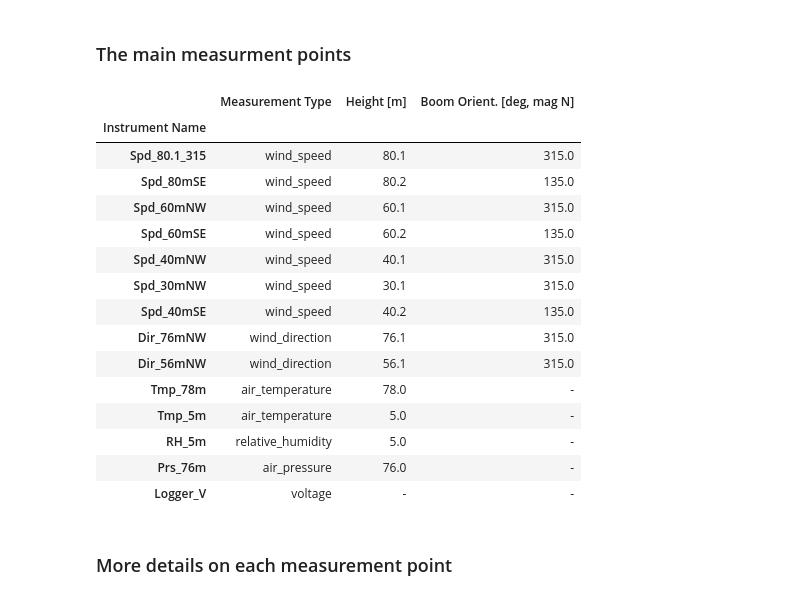
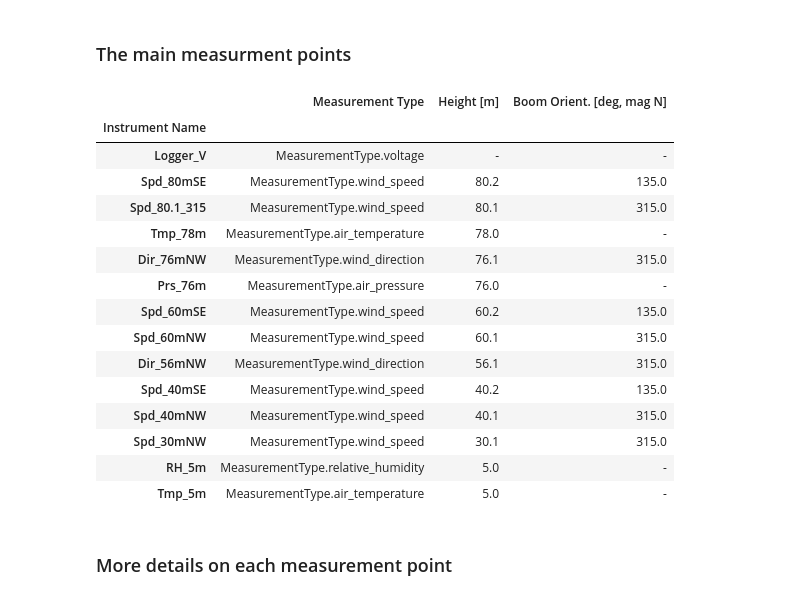
Before and after one commit to IEA-Task-43/digital_wra_data_standard, a Jupyter notebook: examples/load_demo_schema_to_model.ipynb, the cells around one changed output. Saved outputs shown, nothing was run; the diff lists cells and outputs as text; code cells hidden in the pictures.

```diff
--- a/tools/load_demo_schema_to_model.ipynb
+++ b/examples/load_demo_schema_to_model.ipynb
@@ -118,19 +120,21 @@ def rename_variables(input_dict, root_name):
 def replace_none_date(input_dict):
     for date_str in ['date_from', 'date_to']:
         if input_dict[date_str] is None:
-            input_dict[date_str] = '2100-12-31T00:00:00'
+            input_dict[date_str] = dt.datetime(2100, 12, 31)
+        elif isinstance(input_dict[date_str], dt.datetime):
+            pass
+        else:
+            input_dict[date_str] = input_dict[date_str].root
     return input_dict
 # %%
-def get_meas_points(meas_points: List[MeasurementPointItem]) -> List[Dict]:
+def get_meas_points(meas_points: set[MeasurementPointItem]) -> List[Dict]:
     meas_points_flatten = []
     for meas_point in meas_points:
-#         meas_point = _flatten_meas_point_dict(meas_point)
-        log_meas_configs = sorted( meas_point.logger_measurement_config, key=lambda i: i.date_from)
-        log_meas_configs = [replace_none_date(rename_variables(log_meas_config, 'log_meas_config')) for log_meas_config in log_meas_configs]
-        sensors = [replace_none_date(rename_variables(_flatten_sensor_dict(sensor), 'sensor')) for sensor in meas_point['sensor']]
-        if meas_point['mounting_arrangement'] is not None:
-            mounting_arrangements = [replace_none_date(rename_variables(mntg_arrang, 'mounting_arrangement'))
-                                 for mntg_arrang in meas_point['mounting_arrangement']]
+        log_meas_configs = [replace_none_date(rename_variables(log_meas_config.__dict__, 'log_meas_config')) for log_meas_config in meas_point.logger_measurement_config]
+        sensors = [replace_none_date(rename_variables(_flatten_sensor_dict(sensor.__dict__), 'sensor')) for sensor in meas_point.sensor]
+        if meas_point.mounting_arrangement is not None:
+            mounting_arrangements = [replace_none_date(rename_variables(mntg_arrang.__dict__, 'mounting_arrangement'))
+                                 for mntg_arrang in meas_point.mounting_arrangement]
         else:
             mounting_arrangements = {}
 
@@ -205,49 +209,44 @@ def _format_sensor_table(meas_points, table_type='full'):
 
     sensors_table_report = pd.DataFrame(sensors_table_report[header])
     if table_type == 'speed_info':
-        sensors_table_report = sensors_table_report[sensors_table_report['measurement_type_id'] == 'wind_speed']
+        sensors_table_report = sensors_table_report[sensors_table_report['measurement_type_id'] == MeasurementType.wind_speed]
         del sensors_table_report['measurement_type_id']
     if table_type == 'direction_info':
-        sensors_table_report = sensors_table_report[sensors_table_report['measurement_type_id'] == 'wind_direction']
+        sensors_table_report = sensors_table_report[sensors_table_report['measurement_type_id'] == MeasurementType.wind_direction]
         del sensors_table_report['measurement_type_id']
 
-    if 'date_from' in sensors_table_report.columns:
-        sensors_table_report['date_from'] = pd.to_datetime(sensors_table_report['date_from'].values.astype(str),
-                                                           format='%Y-%m-%dT%H:%M:%S').strftime("%d-%b-%Y")
-    if 'date_to' in sensors_table_report.columns:
-        sensors_table_report['date_to'] = pd.to_datetime(sensors_table_report['date_to'].values.astype(str),
-                                                         format='%Y-%m-%dT%H:%M:%S').strftime("%d-%b-%Y")
-
     sensors_table_report = sensors_table_report.replace({np.nan: '-', 'NaT': '-', '31-Dec-2100':'-'})
+    sensors_table_report = sensors_table_report.sort_values(by=['height_m', 'name'], ascending=[False, True])
     sensors_table_report.rename(columns={k: h for k, h in zip(header, header_for_report)}, inplace=True)
     index_name = 'Instrument Name'
     sensors_table_report = sensors_table_report.set_index(index_name)
 
+
     return sensors_table_report
 # %% [markdown]
 ### The main measurment points
 # %%
-for meas_loc in meta_data['measurement_location']:
-    logger_meas_configs = get_meas_points(meas_loc['measurement_point'])
+for meas_loc in iea_wra_data_model.measurement_location:
+    logger_meas_configs = get_meas_points(meas_loc.measurement_point)
     sensors_table = _format_sensor_table(logger_meas_configs, table_type='meas_points')
     display(sensors_table.drop_duplicates())
 # %% [output]
 |  | Measurement Type | Height [m] | Boom Orient. [deg, mag N] |
 | Instrument Name |  |  |  |
-| Spd_80.1_315 | wind_speed | 80.1 | 315.0 |
-| Spd_80mSE | wind_speed | 80.2 | 135.0 |
-| Spd_60mNW | wind_speed | 60.1 | 315.0 |
-| Spd_60mSE | wind_speed | 60.2 | 135.0 |
-| Spd_40mNW | wind_speed | 40.1 | 315.0 |
-| Spd_30mNW | wind_speed | 30.1 | 315.0 |
-| Spd_40mSE | wind_speed | 40.2 | 135.0 |
-| Dir_76mNW | wind_direction | 76.1 | 315.0 |
-| Dir_56mNW | wind_direction | 56.1 | 315.0 |
-| Tmp_78m | air_temperature | 78.0 | - |
-| Tmp_5m | air_temperature | 5.0 | - |
-| RH_5m | relative_humidity | 5.0 | - |
-| Prs_76m | air_pressure | 76.0 | - |
-| Logger_V | voltage | - | - |
+| Logger_V | MeasurementType.voltage | - | - |
+| Spd_80mSE | MeasurementType.wind_speed | 80.2 | 135.0 |
+| Spd_80.1_315 | MeasurementType.wind_speed | 80.1 | 315.0 |
+| Tmp_78m | MeasurementType.air_temperature | 78.0 | - |
+| Dir_76mNW | MeasurementType.wind_direction | 76.1 | 315.0 |
+| Prs_76m | MeasurementType.air_pressure | 76.0 | - |
+| Spd_60mSE | MeasurementType.wind_speed | 60.2 | 135.0 |
+| Spd_60mNW | MeasurementType.wind_speed | 60.1 | 315.0 |
+| Dir_56mNW | MeasurementType.wind_direction | 56.1 | 315.0 |
+| Spd_40mSE | MeasurementType.wind_speed | 40.2 | 135.0 |
+| Spd_40mNW | MeasurementType.wind_speed | 40.1 | 315.0 |
+| Spd_30mNW | MeasurementType.wind_speed | 30.1 | 315.0 |
+| RH_5m | MeasurementType.relative_humidity | 5.0 | - |
+| Tmp_5m | MeasurementType.air_temperature | 5.0 | - |
 # %% [markdown]
 ### More details on each measurement point
 # %%
```
Also changed, not shown: parts of 5 cells of this notebook, 9 other files.
